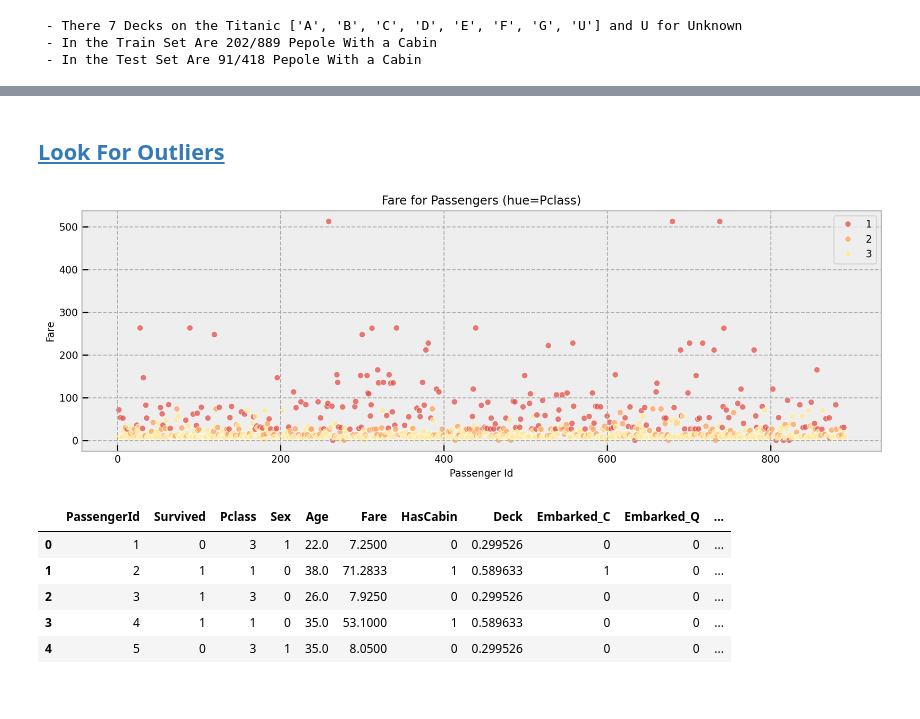
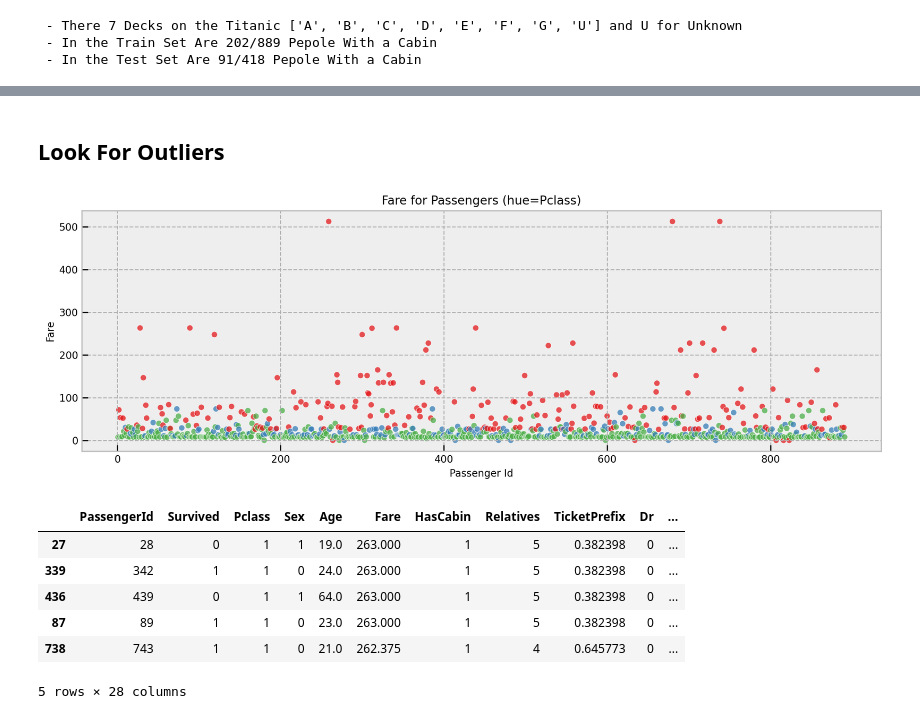
Before and after one commit to yuvalego/Python, a Jupyter notebook: Kaggle-competitions/titanic-survival-prediction /titanic-survival-prediction.ipynb, the cells around one changed output, grey strips where cells are left out. Saved outputs shown, nothing was run; the diff lists cells and outputs as text; code cells hidden in the pictures.

```diff
--- a/Kaggle-competitions/titanic-survival-prediction /titanic-survival-prediction.ipynb
+++ b/Kaggle-competitions/titanic-survival-prediction /titanic-survival-prediction.ipynb
@@ -210,0 +236,24 @@ test_df[['Deck', 'TicketPrefix']] = encoder.transform(test_df[['Deck', 'TicketPr
+# %%
+# One Hot Label Encoding on Title, Deck, Embarked.
+train_df = pd.get_dummies(
+    train_df,
+    dtype=int,
+    columns=['Title', 'Deck', 'Embarked'],
+    prefix={'Title': '', 'Deck': 'Deck', 'Embarked': 'Port'},
+    prefix_sep={'Title': '', 'Deck': '-', 'Embarked': '-'}
+    )
+
+test_df = pd.get_dummies(
+    test_df,
+    dtype=int,
+    columns=['Title', 'Deck', 'Embarked'],
+    prefix={'Title': '', 'Deck': 'Deck', 'Embarked': 'Port'},
+    prefix_sep={'Title': '', 'Deck': '-', 'Embarked': '-'}
+    )
+# %%
+for column in train_df.drop('Survived', axis=1).columns:
+    if column not in test_df.columns:
+        train_df.drop(column, axis=1, inplace=True)
+        # test_df[column] = np.zeros(test_df.shape[0])
+        # print(test_df[column].head(3).to_frame())
+        print(f'Dropping: {column}. it was not found in test set')
@@ -222,29 +275,39 @@ train_df.head()
 # %% [markdown]
-## <a id='toc1_3_'></a>[Look For Outliers](#toc0_)
+## Look For Outliers
 # %%
 fig = plt.figure(figsize=(12, 4.3))
-colors = sns.color_palette('Spectral')
-sns.scatterplot(x=train_df.PassengerId, y=train_df.Fare, hue=train_df.Pclass, palette=colors, alpha=0.75)
+colors = sns.color_palette('Set1')
+
+sns.scatterplot(
+    x=train_df.PassengerId, y=train_df.Fare,
+    hue=train_df.Pclass, palette=colors,
+    alpha=0.75, legend=False
+)
+
 plt.title('Fare for Passengers (hue=Pclass)')
 plt.xlabel('Passenger Id', fontsize=10), plt.ylabel('Fare', fontsize=10)
 plt.xticks(fontsize=10), plt.yticks(fontsize=10)
-plt.legend(fontsize=10)
+
 plt.tight_layout()
 plt.show()
 # %% [output]
-[figure, old version]
+[figure, new version]
 # %%
+# Remove top n extreme Fare values (identified as outliers from plot)
 rows_to_remove = 3
 indexes_to_remove = train_df.sort_values('Fare', ascending=False).iloc[:rows_to_remove].index
 train_df = train_df.drop(indexes_to_remove, axis=0).reset_index(drop=True).copy()
-train_df.head()
+
+# check top fare
+train_df.sort_values('Fare', ascending=False).head()
 # %% [output]
-|  | PassengerId | Survived | Pclass | Sex | Age | Fare | HasCabin | Deck | Embarked_C | Embarked_Q | ... |
-| 0 | 1 | 0 | 3 | 1 | 22.0 | 7.2500 | 0 | 0.299526 | 0 | 0 | ... |
-| 1 | 2 | 1 | 1 | 0 | 38.0 | 71.2833 | 1 | 0.589633 | 1 | 0 | ... |
-| 2 | 3 | 1 | 3 | 0 | 26.0 | 7.9250 | 0 | 0.299526 | 0 | 0 | ... |
-| 3 | 4 | 1 | 1 | 0 | 35.0 | 53.1000 | 1 | 0.589633 | 0 | 0 | ... |
-| 4 | 5 | 0 | 3 | 1 | 35.0 | 8.0500 | 0 | 0.299526 | 0 | 0 | ... |
+|  | PassengerId | Survived | Pclass | Sex | Age | Fare | HasCabin | Relatives | TicketPrefix | Dr | ... |
+| 27 | 28 | 0 | 1 | 1 | 19.0 | 263.000 | 1 | 5 | 0.382398 | 0 | ... |
+| 339 | 342 | 1 | 1 | 0 | 24.0 | 263.000 | 1 | 5 | 0.382398 | 0 | ... |
+| 436 | 439 | 0 | 1 | 1 | 64.0 | 263.000 | 1 | 5 | 0.382398 | 0 | ... |
+| 87 | 89 | 1 | 1 | 0 | 23.0 | 263.000 | 1 | 5 | 0.382398 | 0 | ... |
+| 738 | 743 | 1 | 1 | 0 | 21.0 | 262.375 | 1 | 4 | 0.645773 | 0 | ... |
+5 rows × 28 columns
 # %%
 train_df.drop('PassengerId', axis=1, inplace=True)
 train_df.describe()
```
Also changed, not shown: parts of 37 cells of this notebook, 1 other file.
